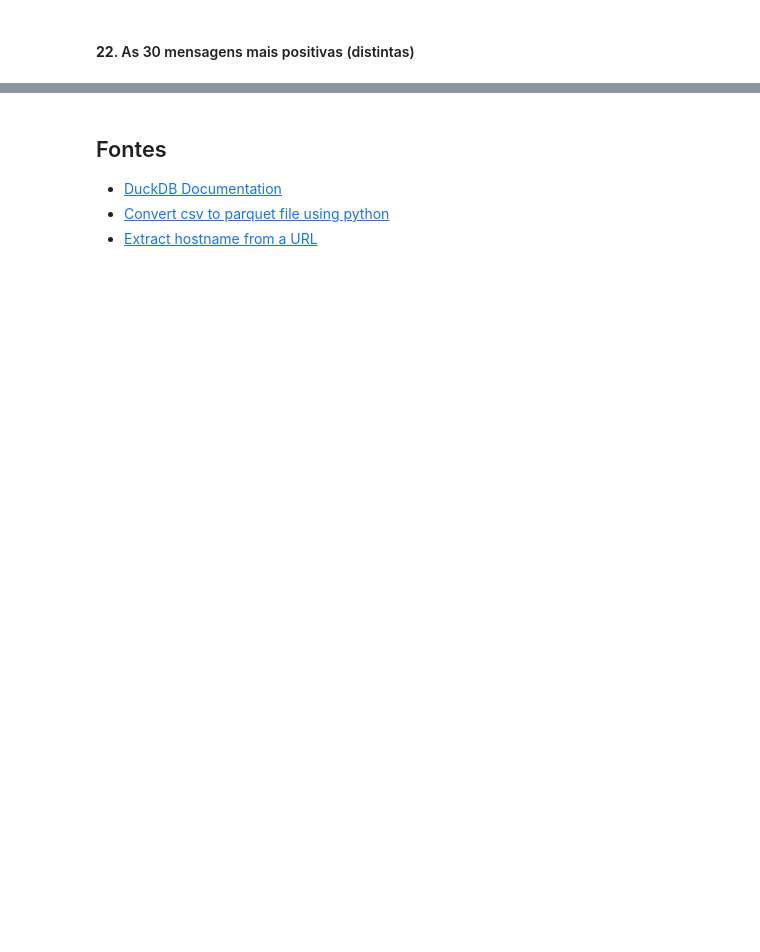
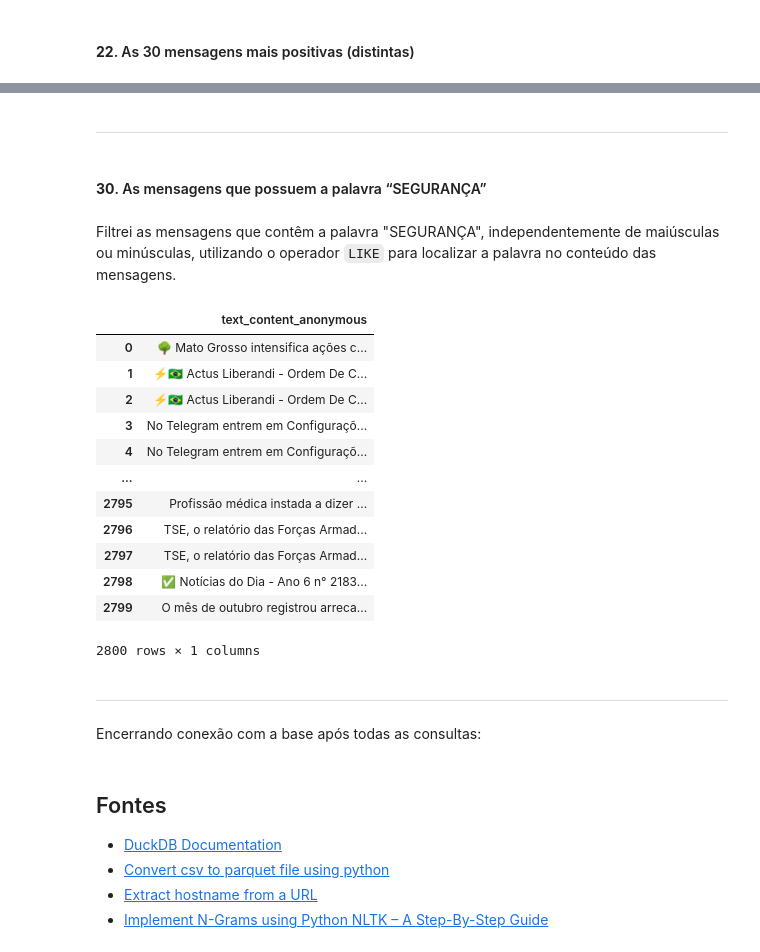
Before and after one commit to EstherMart/Data-Mining, a Jupyter notebook: Lista02_ExtracaoDeDados/extracao.ipynb, the cells around one changed output, grey strips where cells are left out. Drawn from its saved outputs; the diff is of its cells as text; code cells hidden in the pictures; blank space fills up the shorter version.

```diff
--- a/Lista02_ExtracaoDeDados/extracao.ipynb
+++ b/Lista02_ExtracaoDeDados/extracao.ipynb
@@ -944,0 +1283,34 @@ display(qtd_msg_identicas_grupos_distintos)
+# %% [markdown]
+---
+# %% [markdown]
+#### **30**. As mensagens que possuem a palavra “SEGURANÇA”
+# %% [markdown]
+Filtrei as mensagens que contêm a palavra "SEGURANÇA", independentemente de maiúsculas ou minúsculas, utilizando o operador `LIKE` para localizar a palavra no conteúdo das mensagens.
+# %%
+filtragem_por_palavra2 = conn.execute("""
+    SELECT
+    text_content_anonymous
+    FROM tabela_dados
+    WHERE text_content_anonymous IS NOT NULL
+    AND LOWER(text_content_anonymous) LIKE '%segurança%';
+""").fetchdf()
+
+display(filtragem_por_palavra2)
+# %% [output]
+|  | text_content_anonymous |
+| 0 | 🌳 Mato Grosso intensifica ações c... |
+| 1 | ⚡️🇧🇷 Actus Liberandi - Ordem De C... |
+| 2 | ⚡️🇧🇷 Actus Liberandi - Ordem De C... |
+| 3 | No Telegram entrem em Configuraçõ... |
+| 4 | No Telegram entrem em Configuraçõ... |
+| ... | ... |
+| 2795 | Profissão médica instada a dizer ... |
+| 2796 | TSE, o relatório das Forças Armad... |
+| 2797 | TSE, o relatório das Forças Armad... |
+| 2798 | ✅ Notícias do Dia - Ano 6 n° 2183... |
+| 2799 | O mês de outubro registrou arreca... |
+2800 rows × 1 columns
+# %% [markdown]
+---
+# %% [markdown]
+Encerrando conexão com a base após todas as consultas:
@@ -947,3 +1321,4 @@ display(qtd_msg_identicas_grupos_distintos)
 - [DuckDB Documentation](https://duckdb.org/docs/stable/)
 - [Convert csv to parquet file using python](https://stackoverflow.com/questions/50604133/convert-csv-to-parquet-file-using-python)
 - [Extract hostname from a URL](https://stackoverflow.com/questions/13266534/extract-hostname-from-a-url)
+- [Implement N-Grams using Python NLTK – A Step-By-Step Guide](https://www.askpython.com/python/examples/n-grams-python-nltk)
```
Also changed, not shown: parts of 34 cells of this notebook.
